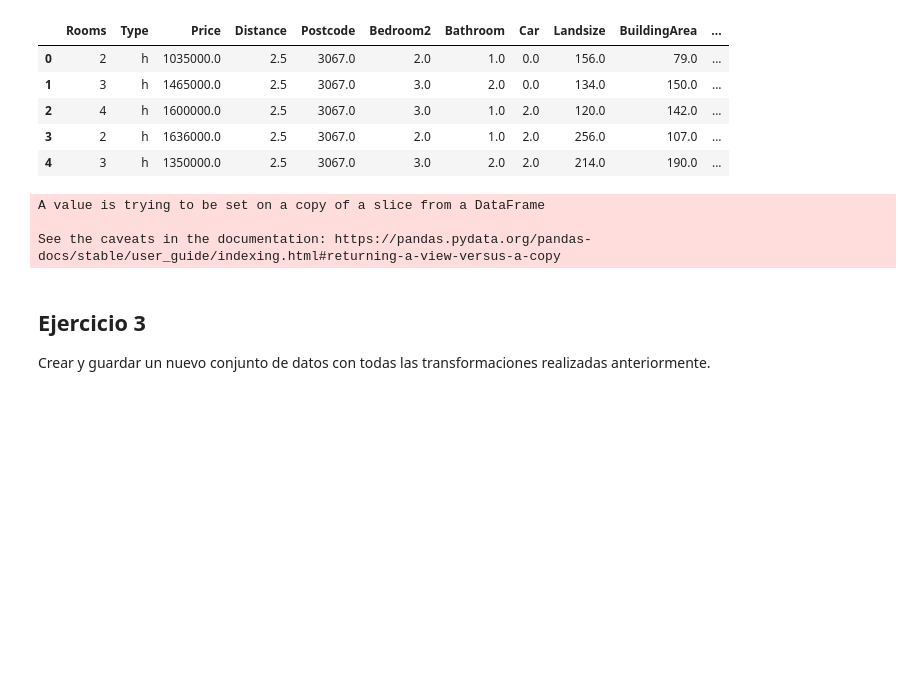
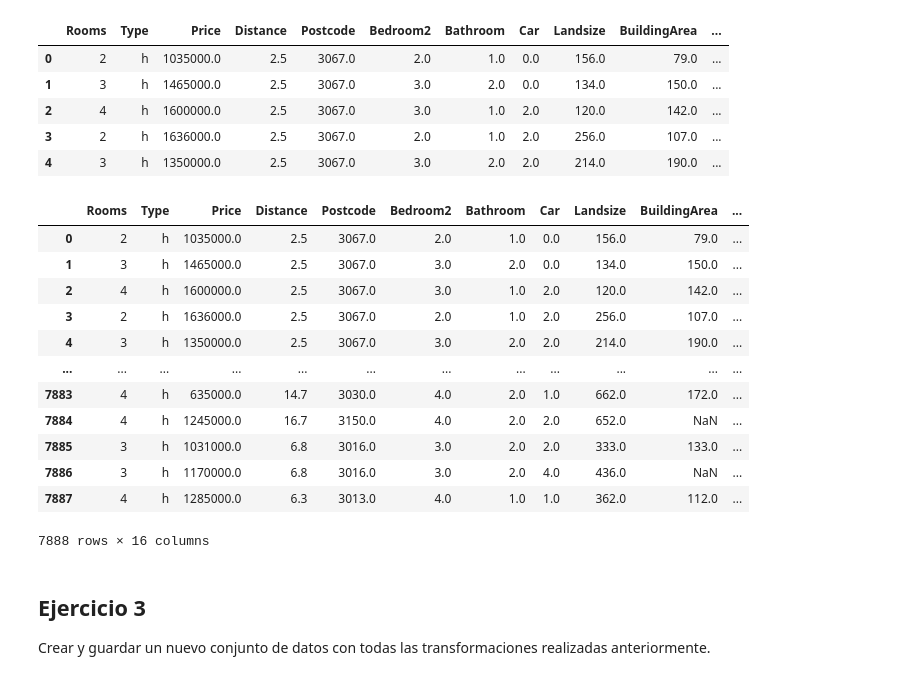
Before and after one commit to exsantucho/AnalisisYCuracion, a Jupyter notebook: Entregable_Parte_1_V01_E.ipynb, the cells around one changed output. Drawn from its saved outputs; the diff is of its cells as text; code cells hidden in the pictures; blank space fills up the shorter version.

```diff
--- a/Entregable_Parte_1_V01_E.ipynb
+++ b/Entregable_Parte_1_V01_E.ipynb
@@ -96,8 +96,8 @@ len(melb_df[melb_df['BuildingArea']>0])
 # 4) Año de construcción (YearBuilt) mayor a valor fijado.
 
 # Criterio 1)
-lim_rooms = 5
-lim_bedrooms2 = 5
+lim_rooms = 9
+lim_bedrooms2 = 8
 lim_bathroom = 4
 lim_car = 4
 
@@ -129,21 +129,21 @@ melb_df.describe().loc[['count','mean','min','max']].round(2)
 ###Ejercicio 1.2###
 # %%
 print('Columnas df: ', list(melb_df.columns))
-interesting_melb_cols = ['Rooms', 'Type', 'Price', 'Distance', 'Postcode',
-                    'Bedroom2', 'Bathroom', 'Car', 'Landsize',
-                    'BuildingArea', 'YearBuilt', 'Lattitude', 'Longtitude',
-                    'Suburb', 'CouncilArea']
+interesting_melb_cols = ['Rooms', 'Type', 'Price', 'Postcode',
+                    'Bathroom', 'Car', 'Landsize', 'Date', 'Method',
+                    'SellerG', 'BuildingArea', 'YearBuilt',
+                    'Suburb', 'CouncilArea', 'Propertycount']
 
 print('Columnas df consideradas: ', interesting_melb_cols)
 print('Columnas df descartadas: ', list(set(melb_df.columns) - set(interesting_melb_cols))) # "-" difference entre dos conjuntos A y B
 
 # Justificación de columnas eliminadas:
-# Address: Información resumida en Suburb y Distance
-# Method: No interesa la condición de venta previa y/o tenencias
-# SellerG: No importa la agencia de venta
-# Date: La fecha de venta no interesa, sino que se resume con año de construcción
+# Address: Información resumida en Suburb
+# Bedroom2: Da información similar que en variable Rooms.
+# Lattitude: Información resumida en Suburb
+# Longtitude: Información resumida en Suburb
+# Distance: Porque da información similar a Suburb, pero con ambiguedad en posición de casa
 # Regionname: Idem Address
-# Propertycount: Idem Address
 
 melb_df = melb_df.loc[:, interesting_melb_cols]
 melb_df.head(3)
@@ -255,14 +255,24 @@ melb_airbnb_df.head(5)
 # %%
 # 2.2.
 # Agrego columna 'price' faltante en función de número de habitaciones 'Rooms'
 rooms_price_df = melb_airbnb_df[['Rooms', 'price']]
 rooms_price_df = rooms_price_df.groupby('Rooms').mean().round(2).reset_index()
 
-melb_airbnb_df.price[melb_airbnb_df.price.isnull()] = rooms_price_df.Rooms[melb_airbnb_df.price.isnull()]
+# COMPLETAR ESTO. SINO APLICAR LO QUE HIZO NICO, IMPUTANDO LA MEDIA O MEDIANA
 # %% [output]
+|  | Rooms | Type | Price | Distance | Postcode | Bedroom2 | Bathroom | Car | Landsize | BuildingArea | ... |
+| 0 | 2 | h | 1035000.0 | 2.5 | 3067.0 | 2.0 | 1.0 | 0.0 | 156.0 | 79.0 | ... |
+| 1 | 3 | h | 1465000.0 | 2.5 | 3067.0 | 3.0 | 2.0 | 0.0 | 134.0 | 150.0 | ... |
+| 2 | 4 | h | 1600000.0 | 2.5 | 3067.0 | 3.0 | 1.0 | 2.0 | 120.0 | 142.0 | ... |
+| 3 | 2 | h | 1636000.0 | 2.5 | 3067.0 | 2.0 | 1.0 | 2.0 | 256.0 | 107.0 | ... |
+| 4 | 3 | h | 1350000.0 | 2.5 | 3067.0 | 3.0 | 2.0 | 2.0 | 214.0 | 190.0 | ... |
+| ... | ... | ... | ... | ... | ... | ... | ... | ... | ... | ... | ... |
+| 7883 | 4 | h | 635000.0 | 14.7 | 3030.0 | 4.0 | 2.0 | 1.0 | 662.0 | 172.0 | ... |
+| 7884 | 4 | h | 1245000.0 | 16.7 | 3150.0 | 4.0 | 2.0 | 2.0 | 652.0 | NaN | ... |
+| 7885 | 3 | h | 1031000.0 | 6.8 | 3016.0 | 3.0 | 2.0 | 2.0 | 333.0 | 133.0 | ... |
+| 7886 | 3 | h | 1170000.0 | 6.8 | 3016.0 | 3.0 | 2.0 | 4.0 | 436.0 | NaN | ... |
+| 7887 | 4 | h | 1285000.0 | 6.3 | 3013.0 | 4.0 | 1.0 | 1.0 | 362.0 | 112.0 | ... |
-A value is trying to be set on a copy of a slice from a DataFrame
-
-See the caveats in the documentation: https://pandas.pydata.org/pandas-docs/stable/user_guide/indexing.html#returning-a-view-versus-a-copy
+7888 rows × 16 columns
 # %% [markdown]
 ## Ejercicio 3
 
```
